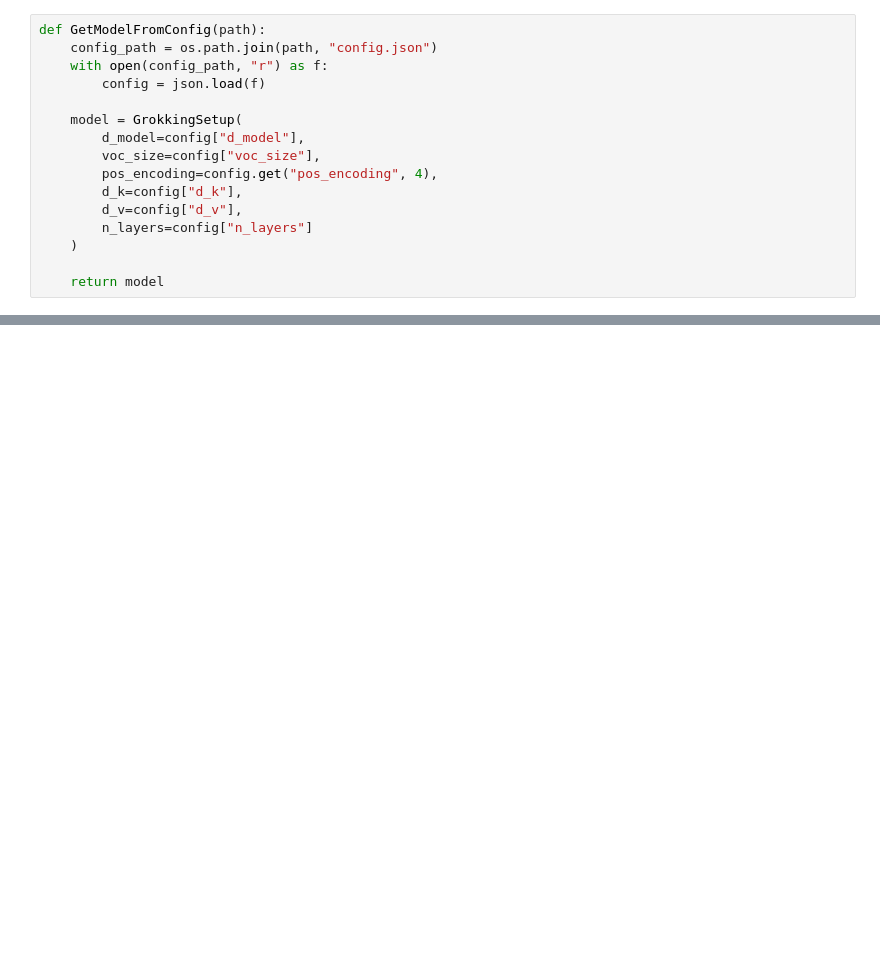
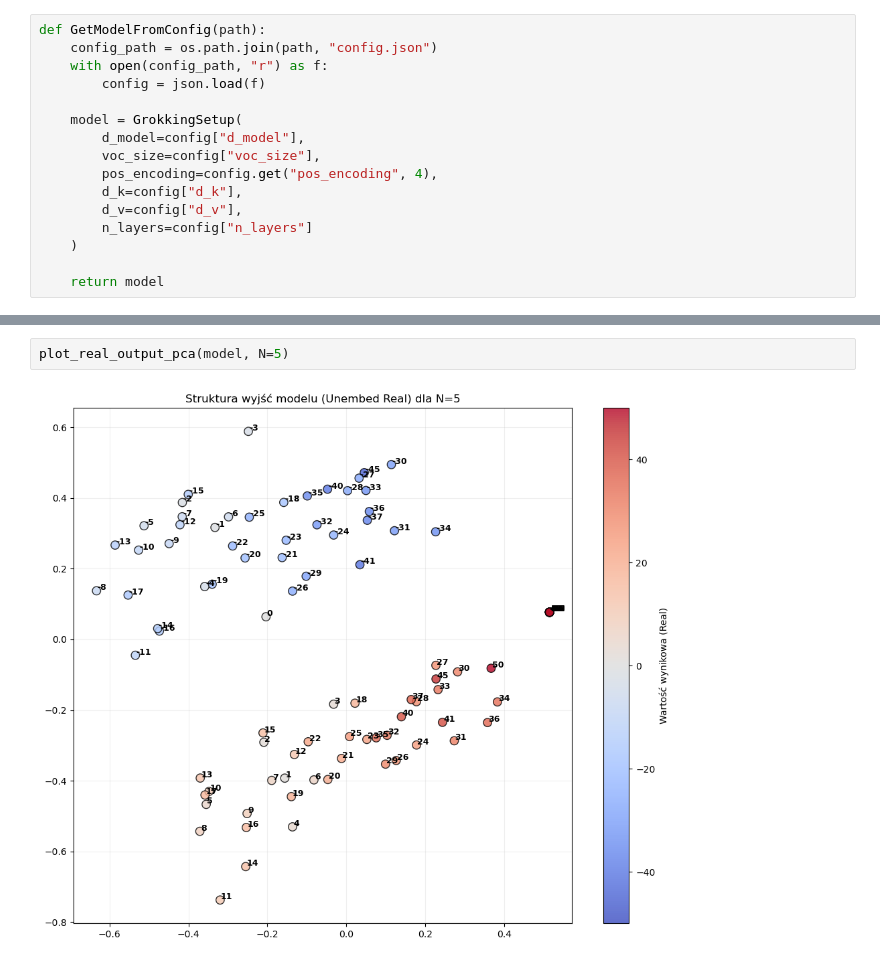
Before and after one commit to AleczO/Grokking, a Jupyter notebook: grokking/research/ComplexNumbers/embeddings.ipynb, the cells around one changed output, grey strips where cells are left out. Drawn from its saved outputs; the diff is of its cells as text; blank space fills up the shorter version.

```diff
--- a/grokking/research/ComplexNumbers/embeddings.ipynb
+++ b/grokking/research/ComplexNumbers/embeddings.ipynb
@@ -548,0 +159,4 @@ plot_embeddings_path_3d(model, p=97, perplexity=5)
+# %%
+plot_real_output_pca(model, N=5)
+# %% [output]
+[figure, added]
```
Also changed, not shown: parts of 41 cells of this notebook, 3 other files.
